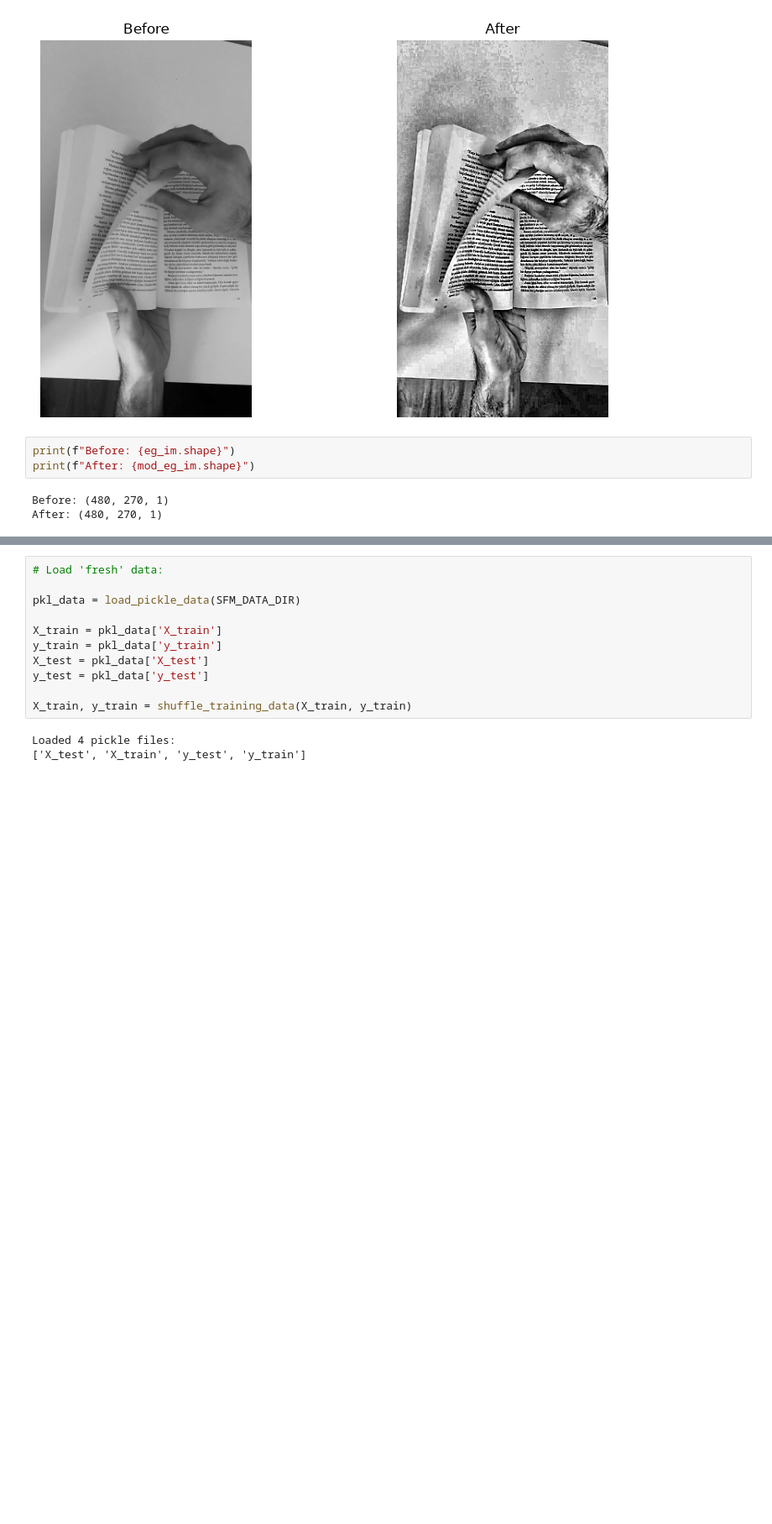
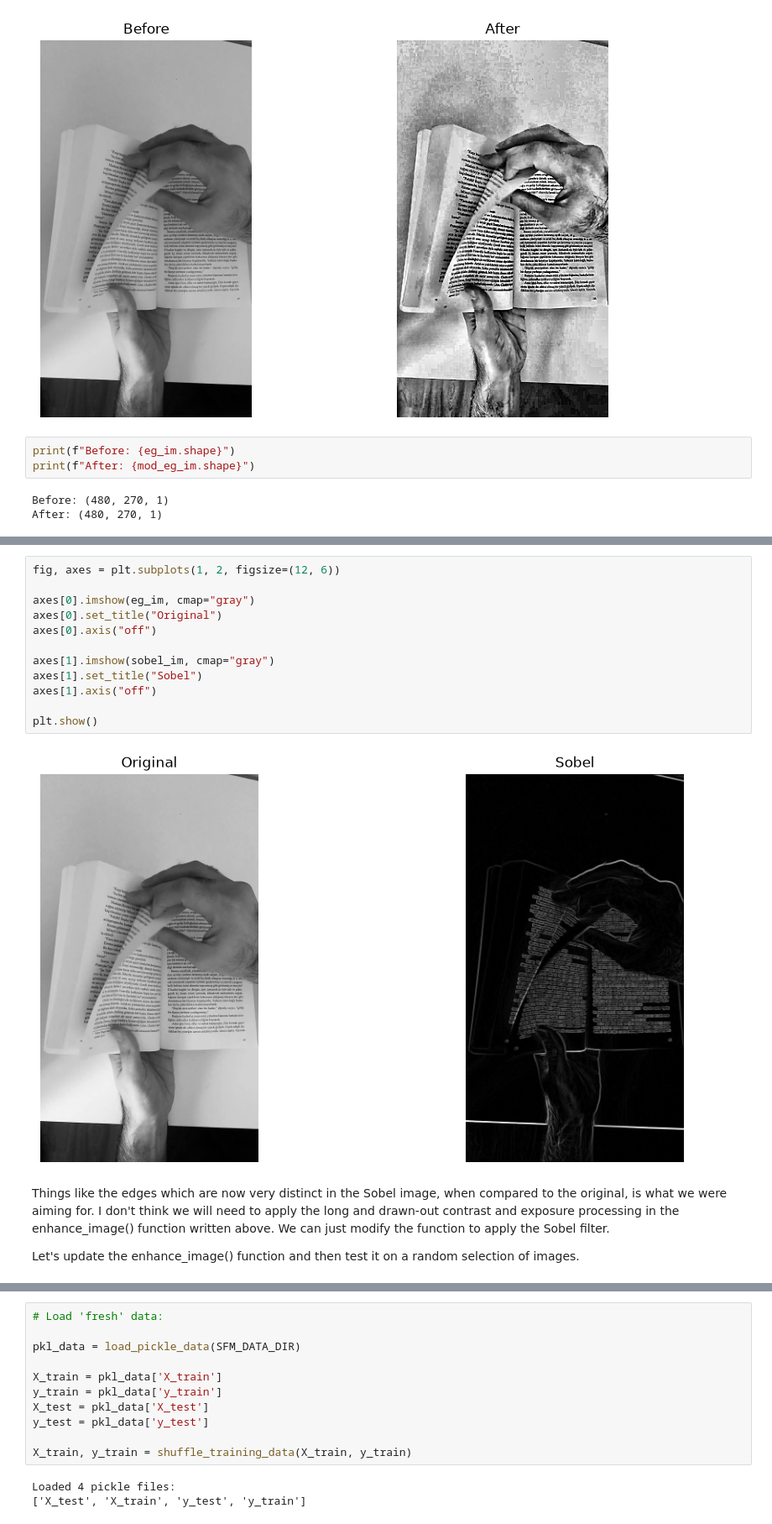
Before and after one commit to cameroncochrane/gejIeSjwpDqobLkc, a Jupyter notebook: notebooks/SFM_NB_4.ipynb, the cells around one changed output, grey strips where cells are left out. Shown at 84% size. Cells and saved outputs as stored; diff of their text form; blank space fills up the shorter version.

Commit message:
Experimented with Sobel filters for improved feature detection.

```diff
--- a/notebooks/SFM_NB_4.ipynb
+++ b/notebooks/SFM_NB_4.ipynb
@@ -339,0 +353,18 @@ def enhance_dataset(X, **kwargs):
+# %%
+fig, axes = plt.subplots(1, 2, figsize=(12, 6))
+
+axes[0].imshow(eg_im, cmap="gray")
+axes[0].set_title("Original")
+axes[0].axis("off")
+
+axes[1].imshow(sobel_im, cmap="gray")
+axes[1].set_title("Sobel")
+axes[1].axis("off")
+
+plt.show()
+# %% [output]
+[figure, added]
+# %% [markdown]
+Things like the edges which are now very distinct in the Sobel image, when compared to the original, is what we were aiming for. I don't think we will need to apply the long and drawn-out contrast and exposure processing in the enhance_image() function written above. We can just modify the function to apply the Sobel filter.
+
+Let's update the enhance_image() function and then test it on a random selection of images.
```
Also changed, not shown: parts of 21 cells of this notebook, 3 other files.
